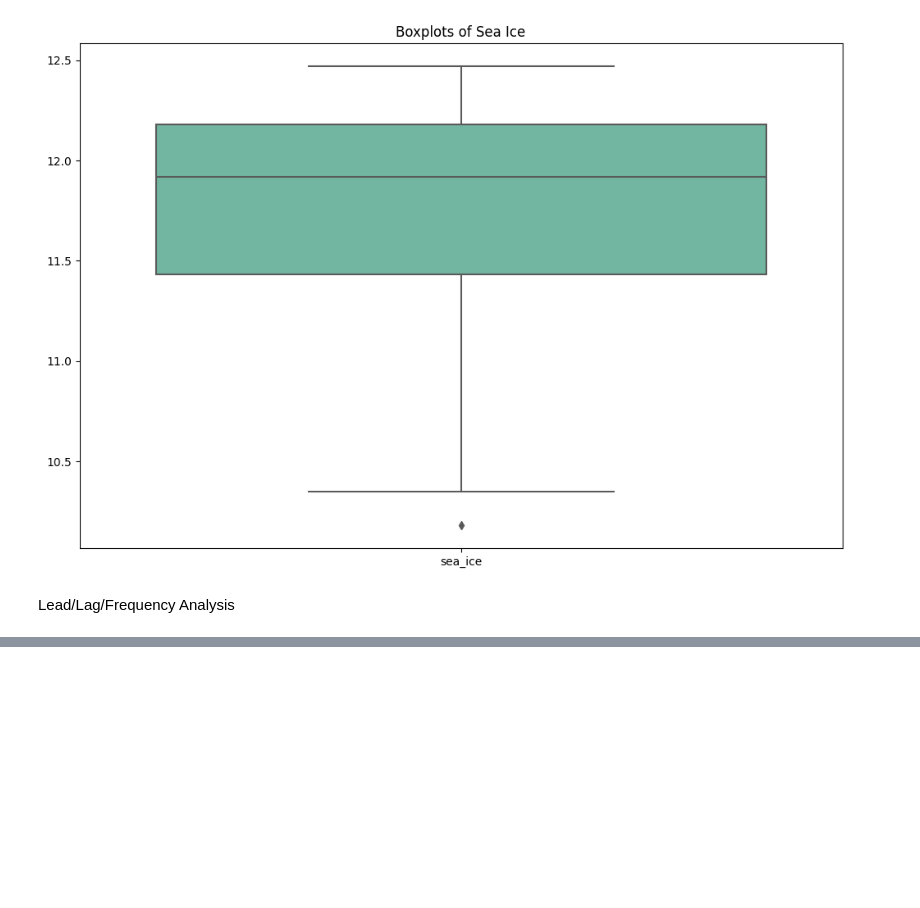
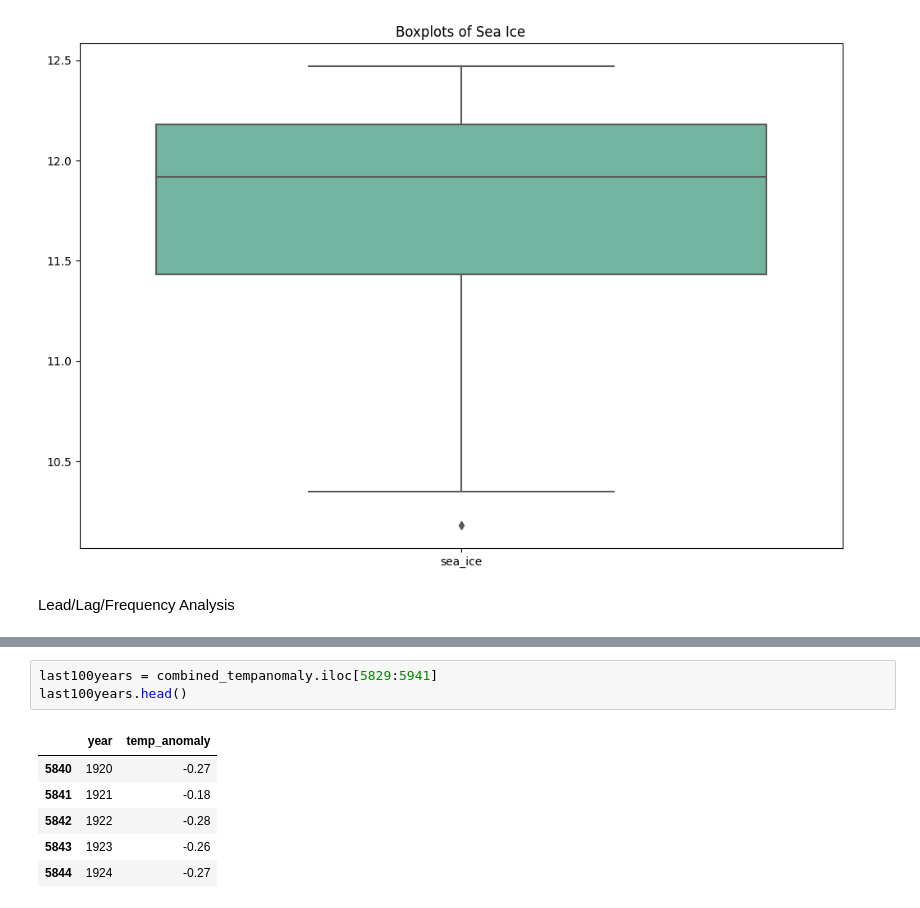
Before and after one commit to rachel-king4/PfDA_Assignment_2, a Jupyter notebook: pfda_assignment_2.ipynb, the cells around one changed output, grey strips where cells are left out. Cells and saved outputs as stored; diff of their text form; blank space fills up the shorter version.

```diff
--- a/pfda_assignment_2.ipynb
+++ b/pfda_assignment_2.ipynb
@@ -713,0 +596,10 @@ array([548.88748672])
+# %%
+last100years = combined_tempanomaly.iloc[5829:5941]
+last100years.head()
+# %% [output]
+|  | year | temp_anomaly |
+| 5840 | 1920 | -0.27 |
+| 5841 | 1921 | -0.18 |
+| 5842 | 1922 | -0.28 |
+| 5843 | 1923 | -0.26 |
+| 5844 | 1924 | -0.27 |
```
Also changed, not shown: parts of 28 cells of this notebook, 3 other files.
